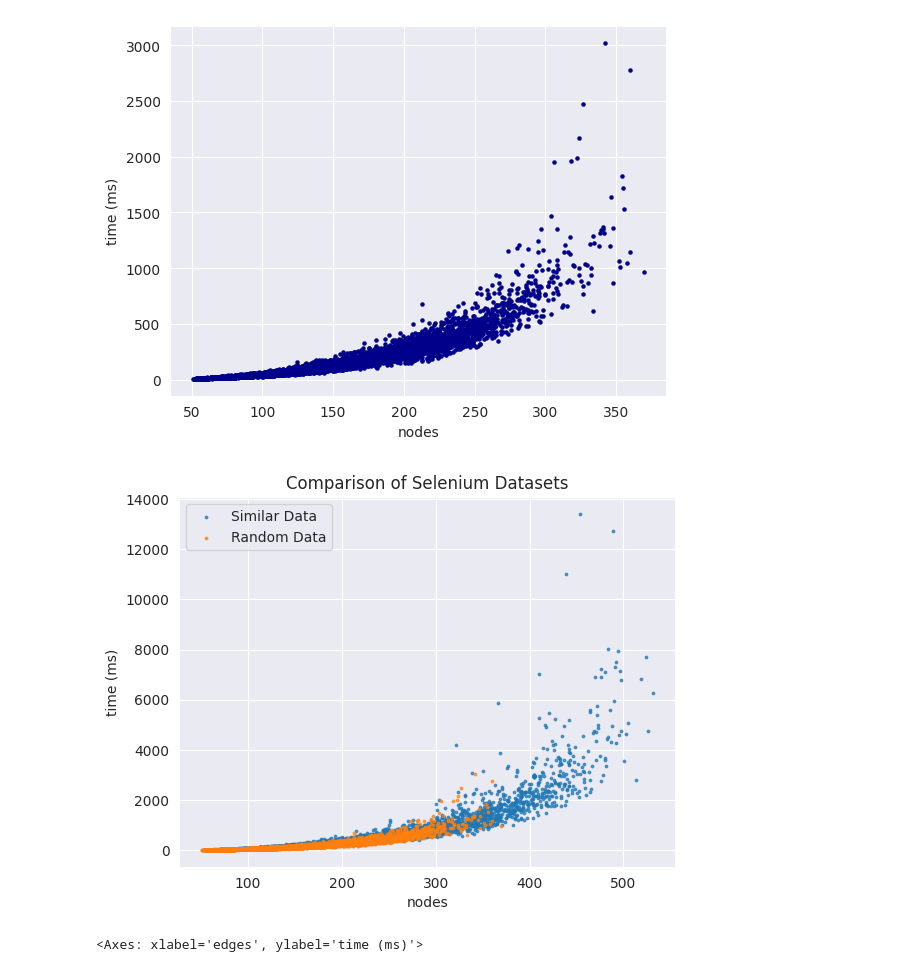
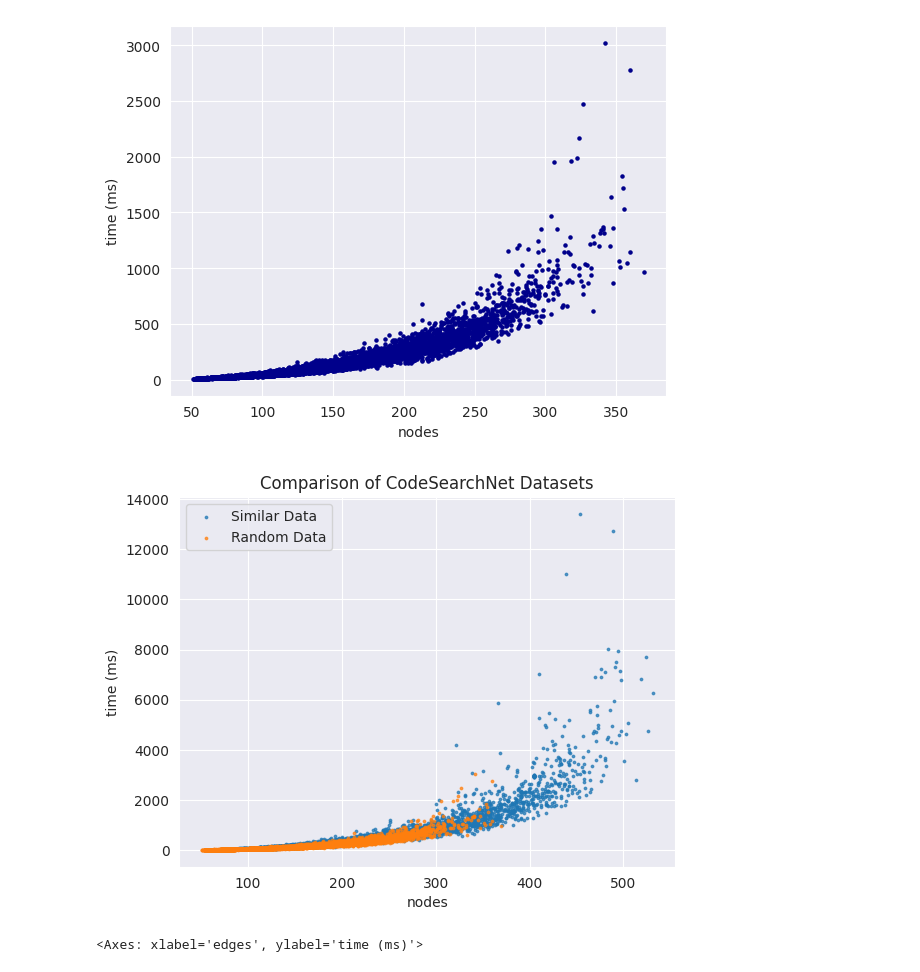
Before and after one commit to mreza-kiani/graph-generalization-algorithm, a Jupyter notebook: src/main/resources/scripts/performance/CodeSearchNet/analyzer.ipynb, the cells around one changed output. Cells and saved outputs as stored; diff of their text form; code cells hidden in the pictures.

```diff
--- a/src/main/resources/scripts/performance/CodeSearchNet/analyzer.ipynb
+++ b/src/main/resources/scripts/performance/CodeSearchNet/analyzer.ipynb
@@ -173,18 +185,18 @@ df.plot.scatter(x='nodes', y='avg_time', c='DarkBlue', s=5, ylabel='time (ms)',
 # %%
 # Create a scatter plot for all metrics
 plt.scatter(df['nodes'], df['avg_time'], label='Similar Data', s=3, alpha=0.7)
 plt.scatter(random_df['nodes'], random_df['avg_time'], label='Random Data', s=3, alpha=0.7)
 
 # Customize the plot
 plt.xlabel('nodes')
 plt.ylabel('time (ms)')
-plt.title('Comparison of Selenium Datasets')
+plt.title('Comparison of CodeSearchNet Datasets')
 plt.legend()
 
 # Display the plot
 plt.show()
 # %% [output]
-[figure, old version]
+[figure, new version]
 # %%
 df.plot.scatter(x='edges', y='avg_time', c='DarkBlue', s=5, ylabel='time (ms)', xlabel='edges')
 # %% [output]
```
Also changed, not shown: parts of 8 cells of this notebook, 1 other file.
